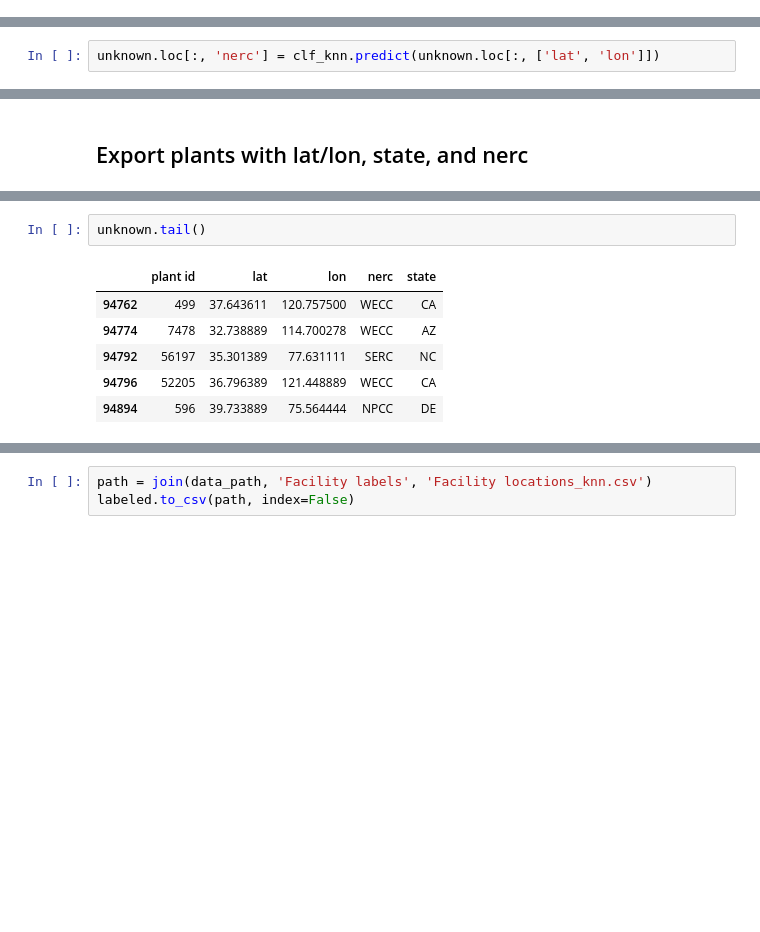
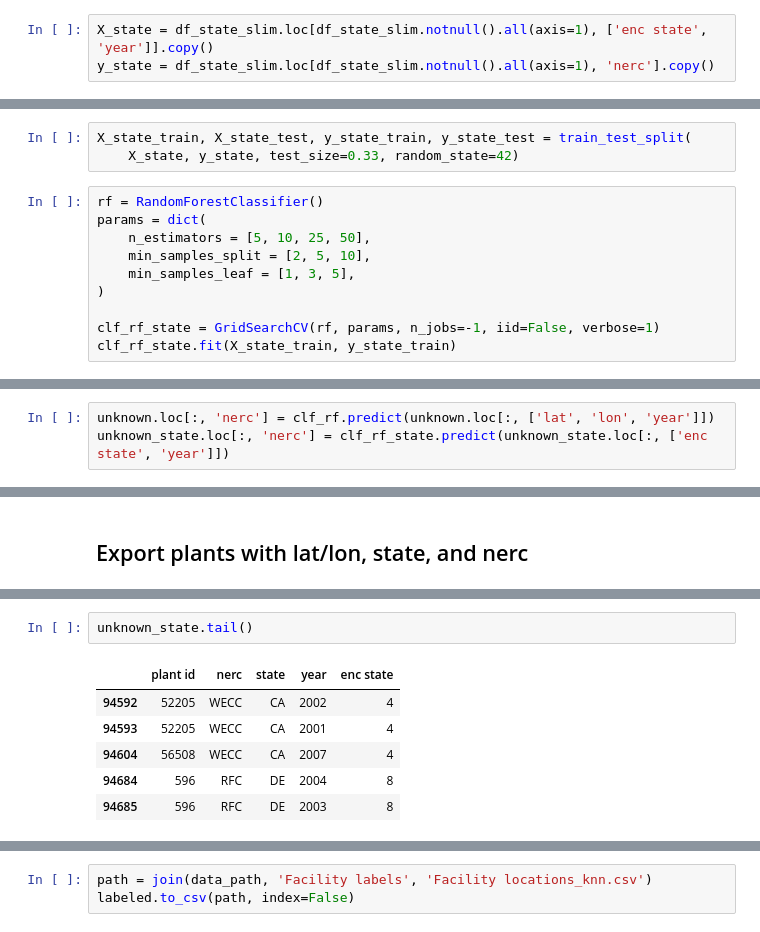
Before and after one commit to gschivley/carbon-index, a Jupyter notebook: Notebooks/Assign NERC region labels.ipynb, the cells around one changed output, grey strips where cells are left out. Cells and saved outputs as stored; diff of their text form; blank space fills up the shorter version.

Commit message:
Seperate nerc labels for each year. Use RF rather than KNN.

```diff
--- a/Notebooks/Assign NERC region labels.ipynb
+++ b/Notebooks/Assign NERC region labels.ipynb
@@ -352,0 +632,3 @@ X_train, X_test, y_train, y_test = train_test_split(
+# %%
+X_state = df_state_slim.loc[df_state_slim.notnull().all(axis=1), ['enc state', 'year']].copy()
+y_state = df_state_slim.loc[df_state_slim.notnull().all(axis=1), 'nerc'].copy()
@@ -352,0 +639,13 @@ X_train, X_test, y_train, y_test = train_test_split(
+# %%
+X_state_train, X_state_test, y_state_train, y_state_test = train_test_split(
+    X_state, y_state, test_size=0.33, random_state=42)
+# %%
+rf = RandomForestClassifier()
+params = dict(
+    n_estimators = [5, 10, 25, 50],
+    min_samples_split = [2, 5, 10],
+    min_samples_leaf = [1, 3, 5],
+)
+
+clf_rf_state = GridSearchCV(rf, params, n_jobs=-1, iid=False, verbose=1)
+clf_rf_state.fit(X_state_train, y_state_train)
@@ -444,5 +817,6 @@ metrics.f1_score(y_test, y_hat, average='macro')
 # %%
-unknown.loc[:, 'nerc'] = clf_knn.predict(unknown.loc[:, ['lat', 'lon']])
+unknown.loc[:, 'nerc'] = clf_rf.predict(unknown.loc[:, ['lat', 'lon', 'year']])
+unknown_state.loc[:, 'nerc'] = clf_rf_state.predict(unknown_state.loc[:, ['enc state', 'year']])
 # %% [markdown]
 Ensuring that no plants in Alaska or Hawaii are assigned to continental NERCs, or the other way around.
 # %%
@@ -478,12 +870,12 @@ unknown.head()
 # %%
-unknown.tail()
+unknown_state.tail()
 # %% [output]
-|  | plant id | lat | lon | nerc | state |
-| 94762 | 499 | 37.643611 | 120.757500 | WECC | CA |
-| 94774 | 7478 | 32.738889 | 114.700278 | WECC | AZ |
-| 94792 | 56197 | 35.301389 | 77.631111 | SERC | NC |
-| 94796 | 52205 | 36.796389 | 121.448889 | WECC | CA |
-| 94894 | 596 | 39.733889 | 75.564444 | NPCC | DE |
+|  | plant id | nerc | state | year | enc state |
+| 94592 | 52205 | WECC | CA | 2002 | 4 |
+| 94593 | 52205 | WECC | CA | 2001 | 4 |
+| 94604 | 56508 | WECC | CA | 2007 | 4 |
+| 94684 | 596 | RFC | DE | 2004 | 8 |
+| 94685 | 596 | RFC | DE | 2003 | 8 |
 # %%
 df_slim.head()
 # %% [output]
```
Also changed, not shown: parts of 86 cells of this notebook.
